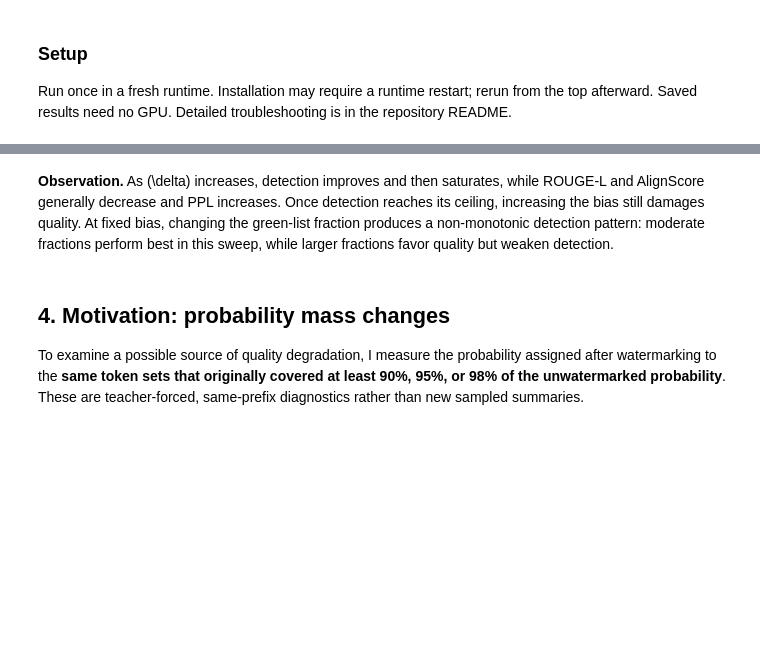
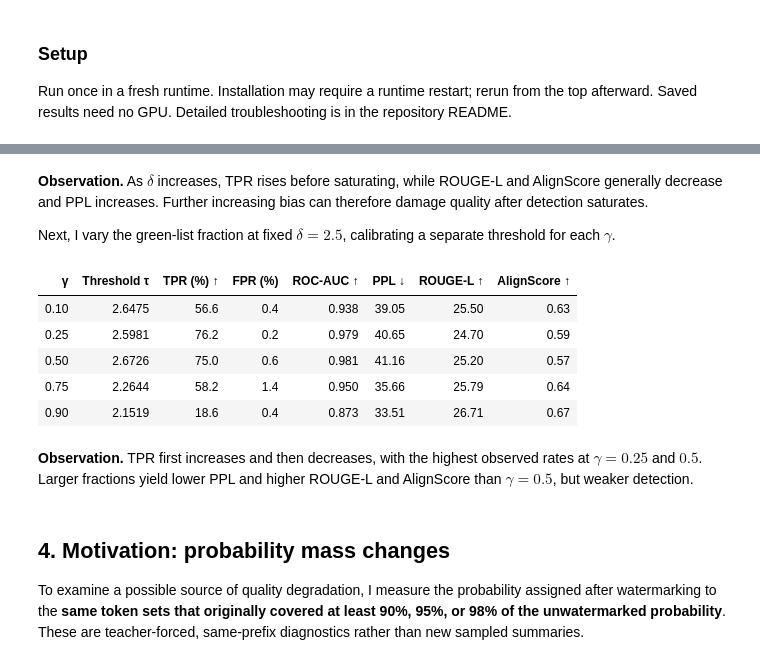
Before and after one commit to Lilaizhen/stratified-watermarking-summarization, a Jupyter notebook: Watermark_Analysis.ipynb, the cells around one changed output, grey strips where cells are left out. Saved outputs shown, nothing was run; the diff lists cells and outputs as text; code cells hidden in the pictures; blank space fills up the shorter version.

```diff
--- a/Watermark_Analysis.ipynb
+++ b/Watermark_Analysis.ipynb
@@ -153,2 +137,0 @@ plt.show()
-# %% [markdown]
-**Observation.** As \(\delta\) increases, detection improves and then saturates, while ROUGE-L and AlignScore generally decrease and PPL increases. Once detection reaches its ceiling, increasing the bias still damages quality. At fixed bias, changing the green-list fraction produces a non-monotonic detection pattern: moderate fractions perform best in this sweep, while larger fractions favor quality but weaken detection.
@@ -157,3 +138,24 @@ display(gamma[["gamma","threshold","tpr","fpr","auc","ppl","rougeL_fmeasure","al
+# %% [markdown]
+**Observation.** As $\delta$ increases, TPR rises before saturating, while ROUGE-L and AlignScore generally decrease and PPL increases. Further increasing bias can therefore damage quality after detection saturates.
+
+Next, I vary the green-list fraction at fixed $\delta=2.5$, calibrating a separate threshold for each $\gamma$.
+# %%
+# Format for reading; retain full-precision metrics for calculations.
+gamma_table = gamma.sort_values("gamma")[["gamma", "threshold", "tpr", "fpr", "auc", "ppl", "rougeL_fmeasure", "alignscore_nli_sp"]].copy()
+gamma_table[["tpr", "fpr"]] *= 100
+gamma_table.columns = ["γ", "Threshold τ", "TPR (%) ↑", "FPR (%)", "ROC-AUC ↑", "PPL ↓", "ROUGE-L ↑", "AlignScore ↑"]
+display(gamma_table.style.hide(axis="index").format({
+    "γ": "{:.2f}", "Threshold τ": "{:.4f}", "TPR (%) ↑": "{:.1f}", "FPR (%)": "{:.1f}",
+    "ROC-AUC ↑": "{:.3f}", "PPL ↓": "{:.2f}", "ROUGE-L ↑": "{:.2f}", "AlignScore ↑": "{:.2f}"}))
+# %% [output]
+| γ | Threshold τ | TPR (%) ↑ | FPR (%) | ROC-AUC ↑ | PPL ↓ | ROUGE-L ↑ | AlignScore ↑ |
+| 0.10 | 2.6475 | 56.6 | 0.4 | 0.938 | 39.05 | 25.50 | 0.63 |
+| 0.25 | 2.5981 | 76.2 | 0.2 | 0.979 | 40.65 | 24.70 | 0.59 |
+| 0.50 | 2.6726 | 75.0 | 0.6 | 0.981 | 41.16 | 25.20 | 0.57 |
+| 0.75 | 2.2644 | 58.2 | 1.4 | 0.950 | 35.66 | 25.79 | 0.64 |
+| 0.90 | 2.1519 | 18.6 | 0.4 | 0.873 | 33.51 | 26.71 | 0.67 |
+# %% [markdown]
+**Observation.** TPR first increases and then decreases, with the highest observed rates at $\gamma=0.25$ and $0.5$. Larger fractions yield lower PPL and higher ROUGE-L and AlignScore than $\gamma=0.5$, but weaker detection.
 # %% [markdown]
 ## 4. Motivation: probability mass changes
 
```
Also changed, not shown: parts of 23 cells of this notebook.
